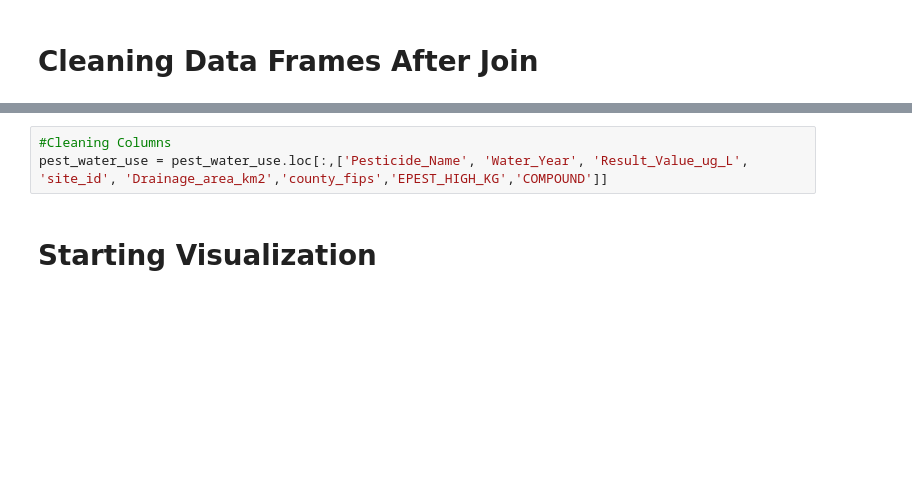
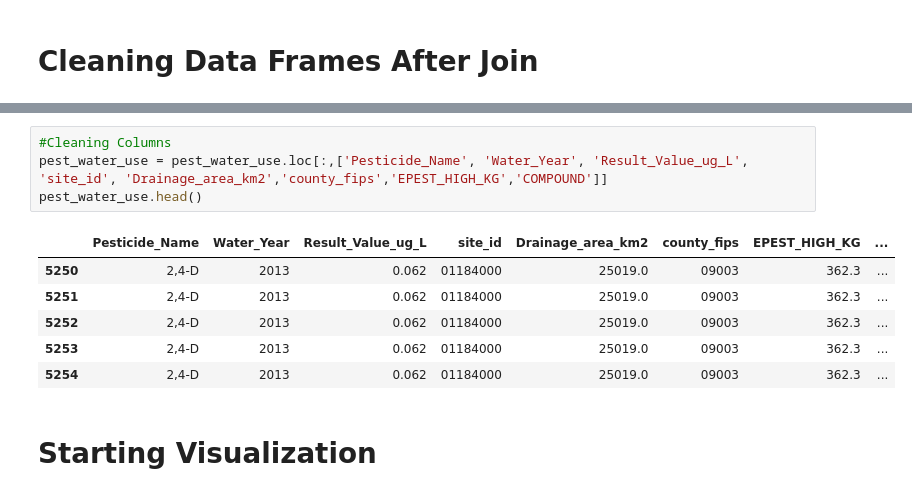
Before and after one commit to peytonrsmith/PerryLavinderSmith, a Jupyter notebook: Scripts/Ecotox_NEW.ipynb, the cells around one changed output, grey strips where cells are left out. Saved outputs shown, nothing was run; the diff lists cells and outputs as text; blank space fills up the shorter version.

```diff
--- a/Scripts/Ecotox_NEW.ipynb
+++ b/Scripts/Ecotox_NEW.ipynb
@@ -470,6 +470,14 @@ pest_water_use.head()
 # %%
 #Cleaning Columns
 pest_water_use = pest_water_use.loc[:,['Pesticide_Name', 'Water_Year', 'Result_Value_ug_L', 'site_id', 'Drainage_area_km2','county_fips','EPEST_HIGH_KG','COMPOUND']]
+pest_water_use.head()
+# %% [output]
+|  | Pesticide_Name | Water_Year | Result_Value_ug_L | site_id | Drainage_area_km2 | county_fips | EPEST_HIGH_KG | ... |
+| 5250 | 2,4-D | 2013 | 0.062 | 01184000 | 25019.0 | 09003 | 362.3 | ... |
+| 5251 | 2,4-D | 2013 | 0.062 | 01184000 | 25019.0 | 09003 | 362.3 | ... |
+| 5252 | 2,4-D | 2013 | 0.062 | 01184000 | 25019.0 | 09003 | 362.3 | ... |
+| 5253 | 2,4-D | 2013 | 0.062 | 01184000 | 25019.0 | 09003 | 362.3 | ... |
+| 5254 | 2,4-D | 2013 | 0.062 | 01184000 | 25019.0 | 09003 | 362.3 | ... |
 # %% [markdown]
 # Starting Visualization
 # %%
```
Also changed, not shown: parts of 5 cells of this notebook, 1 other file.
